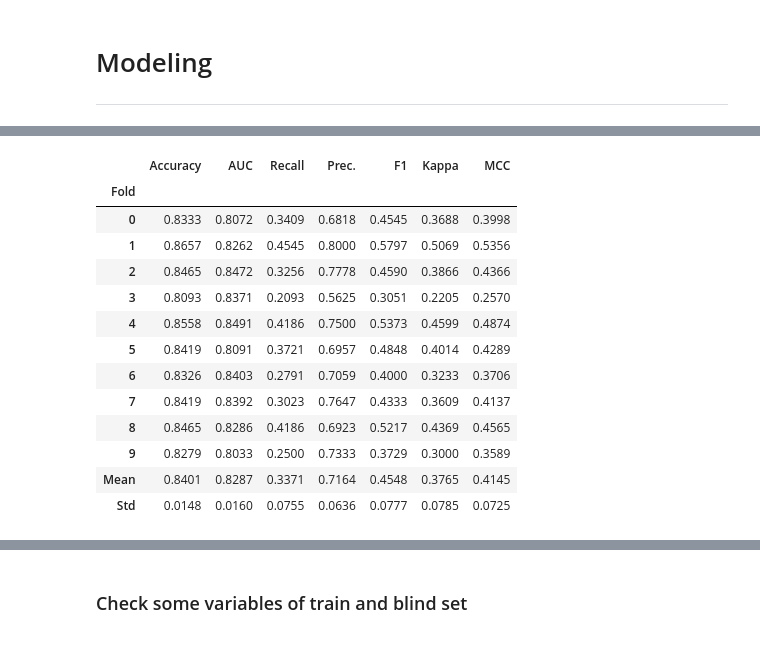
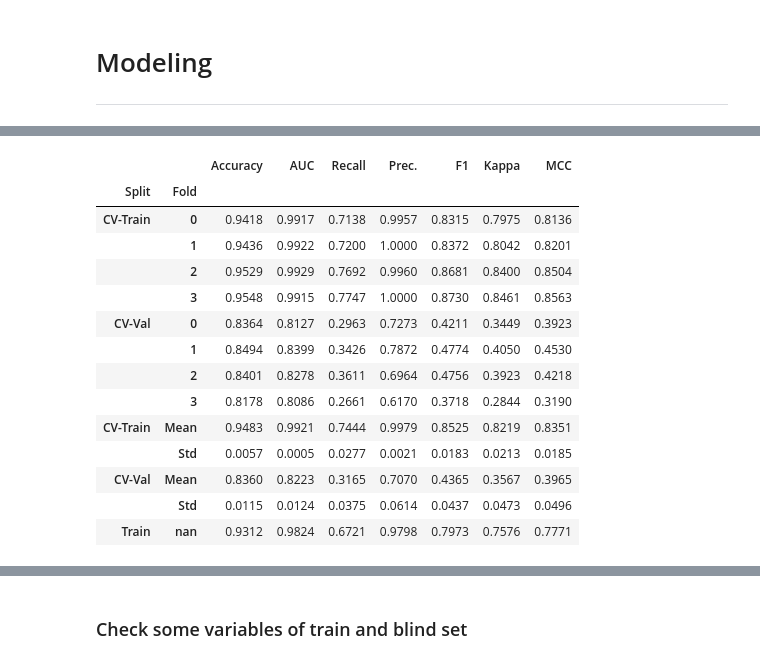
Before and after one commit to s-masrur/cbi_scoring_original, a Jupyter notebook: modelling_non_synthetic.ipynb, the cells around one changed output, grey strips where cells are left out. Cells and saved outputs as stored; diff of their text form; code cells hidden in the pictures.

```diff
--- a/modelling_non_synthetic.ipynb
+++ b/modelling_non_synthetic.ipynb
@@ -311,8 +322,9 @@ best = exp.compare_models(sort = 'AUC', include = ['rf', 'gbc', 'catboost'])
 trained_model_catboost = exp.create_model(
     estimator='catboost',
     iterations=1000,
-    learning_rate=0.01,
-    fold=5
+    learning_rate=0.015,
+    cross_validation=False,
+    return_train_score=True
 )
 # %% [output]
 [interactive output not drawn]
@@ -328,18 +334,19 @@ trained_model_catboost = exp.create_model(
 # %%
-calibrated_catboost = exp.calibrate_model(best)
+calibrated_catboost = exp.calibrate_model(trained_model_catboost, fold=4, return_train_score=True)
 # %% [output]
 [interactive output not drawn]
-|  | Accuracy | AUC | Recall | Prec. | F1 | Kappa | MCC |
-| Fold |  |  |  |  |  |  |  |
-| 0 | 0.8333 | 0.8072 | 0.3409 | 0.6818 | 0.4545 | 0.3688 | 0.3998 |
-| 1 | 0.8657 | 0.8262 | 0.4545 | 0.8000 | 0.5797 | 0.5069 | 0.5356 |
-| 2 | 0.8465 | 0.8472 | 0.3256 | 0.7778 | 0.4590 | 0.3866 | 0.4366 |
-| 3 | 0.8093 | 0.8371 | 0.2093 | 0.5625 | 0.3051 | 0.2205 | 0.2570 |
-| 4 | 0.8558 | 0.8491 | 0.4186 | 0.7500 | 0.5373 | 0.4599 | 0.4874 |
-| 5 | 0.8419 | 0.8091 | 0.3721 | 0.6957 | 0.4848 | 0.4014 | 0.4289 |
-| 6 | 0.8326 | 0.8403 | 0.2791 | 0.7059 | 0.4000 | 0.3233 | 0.3706 |
-| 7 | 0.8419 | 0.8392 | 0.3023 | 0.7647 | 0.4333 | 0.3609 | 0.4137 |
-| 8 | 0.8465 | 0.8286 | 0.4186 | 0.6923 | 0.5217 | 0.4369 | 0.4565 |
-| 9 | 0.8279 | 0.8033 | 0.2500 | 0.7333 | 0.3729 | 0.3000 | 0.3589 |
-| Mean | 0.8401 | 0.8287 | 0.3371 | 0.7164 | 0.4548 | 0.3765 | 0.4145 |
-| Std | 0.0148 | 0.0160 | 0.0755 | 0.0636 | 0.0777 | 0.0785 | 0.0725 |
+|  |  | Accuracy | AUC | Recall | Prec. | F1 | Kappa | MCC |
+| Split | Fold |  |  |  |  |  |  |  |
+| CV-Train | 0 | 0.9418 | 0.9917 | 0.7138 | 0.9957 | 0.8315 | 0.7975 | 0.8136 |
+|  | 1 | 0.9436 | 0.9922 | 0.7200 | 1.0000 | 0.8372 | 0.8042 | 0.8201 |
+|  | 2 | 0.9529 | 0.9929 | 0.7692 | 0.9960 | 0.8681 | 0.8400 | 0.8504 |
+|  | 3 | 0.9548 | 0.9915 | 0.7747 | 1.0000 | 0.8730 | 0.8461 | 0.8563 |
+| CV-Val | 0 | 0.8364 | 0.8127 | 0.2963 | 0.7273 | 0.4211 | 0.3449 | 0.3923 |
+|  | 1 | 0.8494 | 0.8399 | 0.3426 | 0.7872 | 0.4774 | 0.4050 | 0.4530 |
+|  | 2 | 0.8401 | 0.8278 | 0.3611 | 0.6964 | 0.4756 | 0.3923 | 0.4218 |
+|  | 3 | 0.8178 | 0.8086 | 0.2661 | 0.6170 | 0.3718 | 0.2844 | 0.3190 |
+| CV-Train | Mean | 0.9483 | 0.9921 | 0.7444 | 0.9979 | 0.8525 | 0.8219 | 0.8351 |
+|  | Std | 0.0057 | 0.0005 | 0.0277 | 0.0021 | 0.0183 | 0.0213 | 0.0185 |
+| CV-Val | Mean | 0.8360 | 0.8223 | 0.3165 | 0.7070 | 0.4365 | 0.3567 | 0.3965 |
+|  | Std | 0.0115 | 0.0124 | 0.0375 | 0.0614 | 0.0437 | 0.0473 | 0.0496 |
+| Train | nan | 0.9312 | 0.9824 | 0.6721 | 0.9798 | 0.7973 | 0.7576 | 0.7771 |
```
Also changed, not shown: parts of 42 cells of this notebook.
